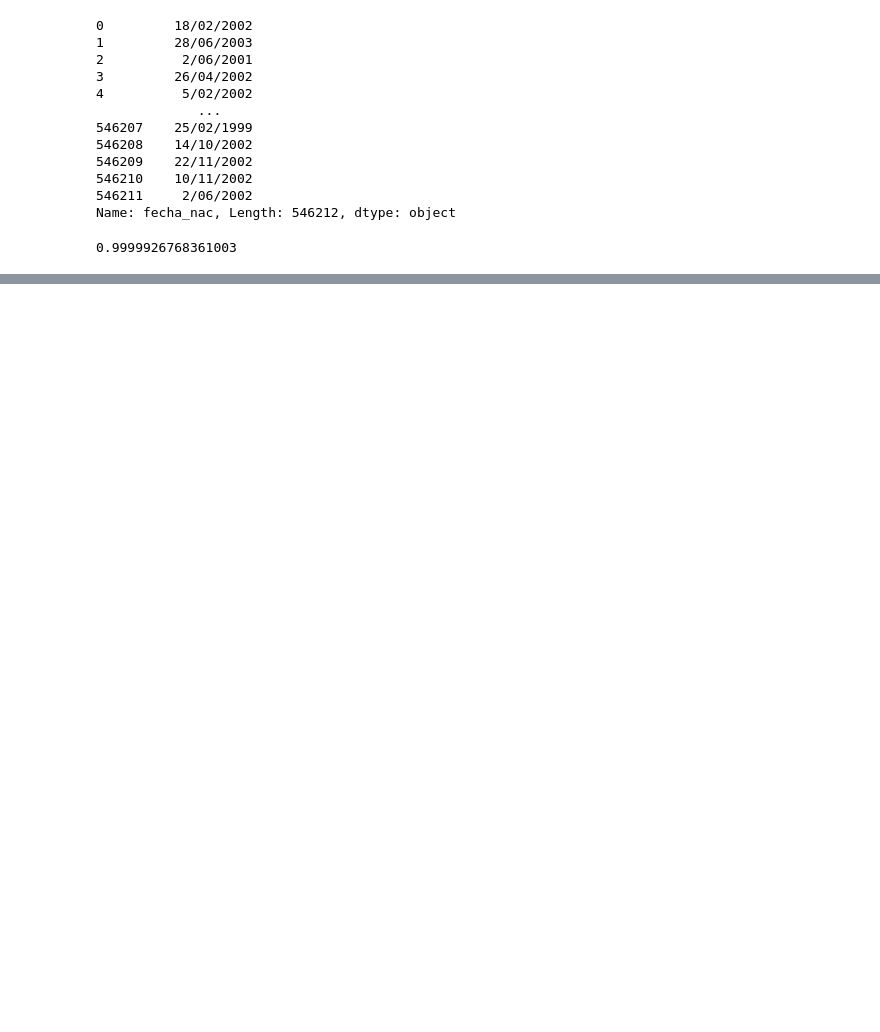
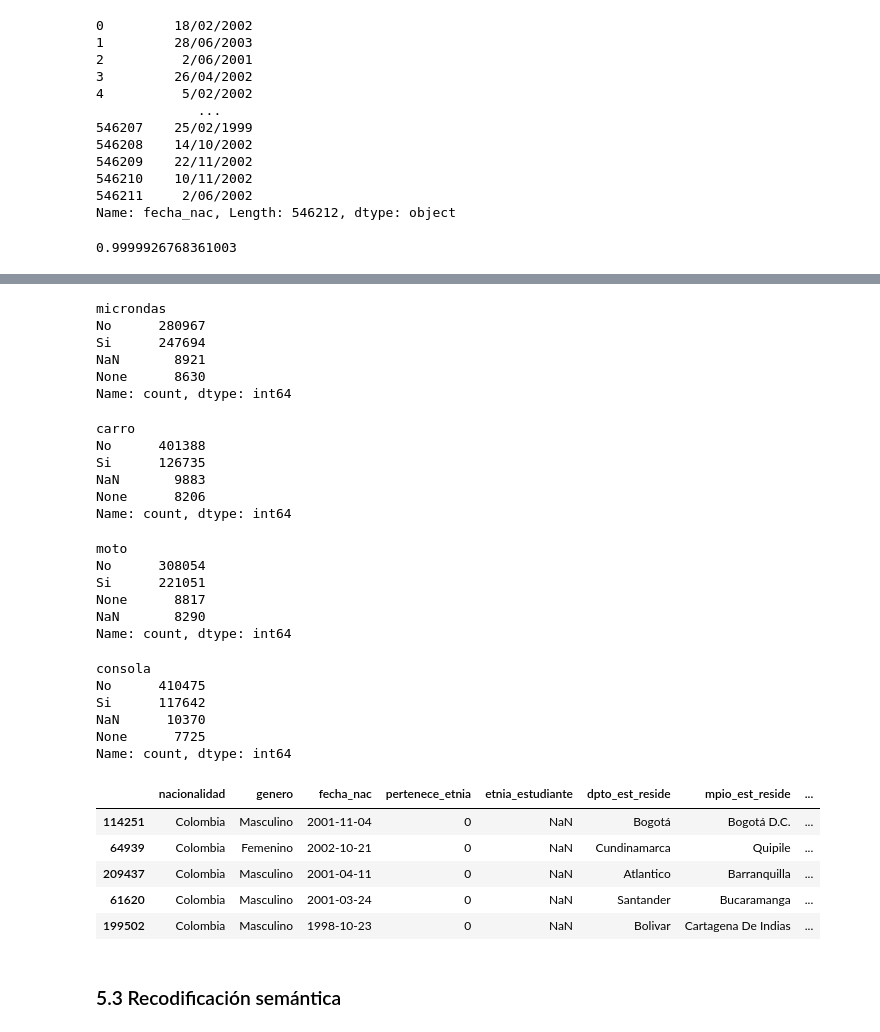
Before and after one commit to JorgeJordyJaimes/prediccion-icfes-colombia, a Jupyter notebook: notebooks/2. limpieza-datos.ipynb, the cells around one changed output, grey strips where cells are left out. Drawn from its saved outputs; the diff is of its cells as text; code cells hidden in the pictures; blank space fills up the shorter version.

```diff
--- a/notebooks/2. limpieza-datos.ipynb
+++ b/notebooks/2. limpieza-datos.ipynb
@@ -494,0 +308,4 @@ def codificacion_dummy(df):
+# %%
+# Usando filter con regex
+cols_nivel = icfes.filter(regex='^nivel').columns.tolist()
+print(cols_nivel)
@@ -494,0 +346,20 @@ def codificacion_dummy(df):
+# %%
+
+# Seleccionar solo las columnas numéricas
+nume_vars = icfes.select_dtypes(include=['int64', 'float64']).columns
+
+# Lista para guardar las columnas con valores negativos o menores que 0
+vars_con_negativos = []
+
+# Recorrer cada columna numérica y revisar si tiene valores menores que 0
+for col in nume_vars:
+    if (icfes[col] < 0).any():
+        vars_con_negativos.append(col)
+
+# Mostrar resultados
+if vars_con_negativos:
+    print("Columnas con valores negativos o menores a 0:")
+    for c in vars_con_negativos:
+        print(f" - {c}: {icfes.loc[icfes[c] < 0, c].unique()[:10]}")  # primeros valores negativos encontrados
+else:
+    print("No se encontraron valores negativos en las columnas numéricas.")
@@ -494,0 +388,8 @@ def codificacion_dummy(df):
+# %%
+icfes['fecha_nac'] = pd.to_datetime(icfes['fecha_nac'], dayfirst=True, errors='coerce')
+
+# Reemplazar las fechas con año 1900 por NaT
+icfes.loc[icfes['fecha_nac'].dt.year == 1900, 'fecha_nac'] = pd.NaT
+
+# Verificar
+print(icfes['fecha_nac'].isna().sum(), "fechas faltantes ahora")
@@ -494,0 +465,36 @@ def codificacion_dummy(df):
+# %%
+icfes["microndas"].value_counts(dropna = False)
+# %% [output]
+microndas
+No      280967
+Si      247694
+NaN       8921
+None      8630
+Name: count, dtype: int64
+# %%
+icfes["carro"].value_counts(dropna = False)
+# %% [output]
+carro
+No      401388
+Si      126735
+NaN       9883
+None      8206
+Name: count, dtype: int64
+# %%
+icfes["moto"].value_counts(dropna = False)
+# %% [output]
+moto
+No      308054
+Si      221051
+None      8817
+NaN       8290
+Name: count, dtype: int64
+# %%
+icfes["consola"].value_counts(dropna = False)
+# %% [output]
+consola
+No      410475
+Si      117642
+NaN      10370
+None      7725
+Name: count, dtype: int64
@@ -494,0 +506,11 @@ def codificacion_dummy(df):
+# %%
+icfes.sample(5)
+# %% [output]
+|  | nacionalidad | genero | fecha_nac | pertenece_etnia | etnia_estudiante | dpto_est_reside | mpio_est_reside | ... |
+| 114251 | Colombia | Masculino | 2001-11-04 | 0 | NaN | Bogotá | Bogotá D.C. | ... |
+| 64939 | Colombia | Femenino | 2002-10-21 | 0 | NaN | Cundinamarca | Quipile | ... |
+| 209437 | Colombia | Masculino | 2001-04-11 | 0 | NaN | Atlantico | Barranquilla | ... |
+| 61620 | Colombia | Masculino | 2001-03-24 | 0 | NaN | Santander | Bucaramanga | ... |
+| 199502 | Colombia | Masculino | 1998-10-23 | 0 | NaN | Bolivar | Cartagena De Indias | ... |
+# %% [markdown]
+### 5.3 Recodificación semántica
```
Also changed, not shown: parts of 139 cells of this notebook, 1 other file.
